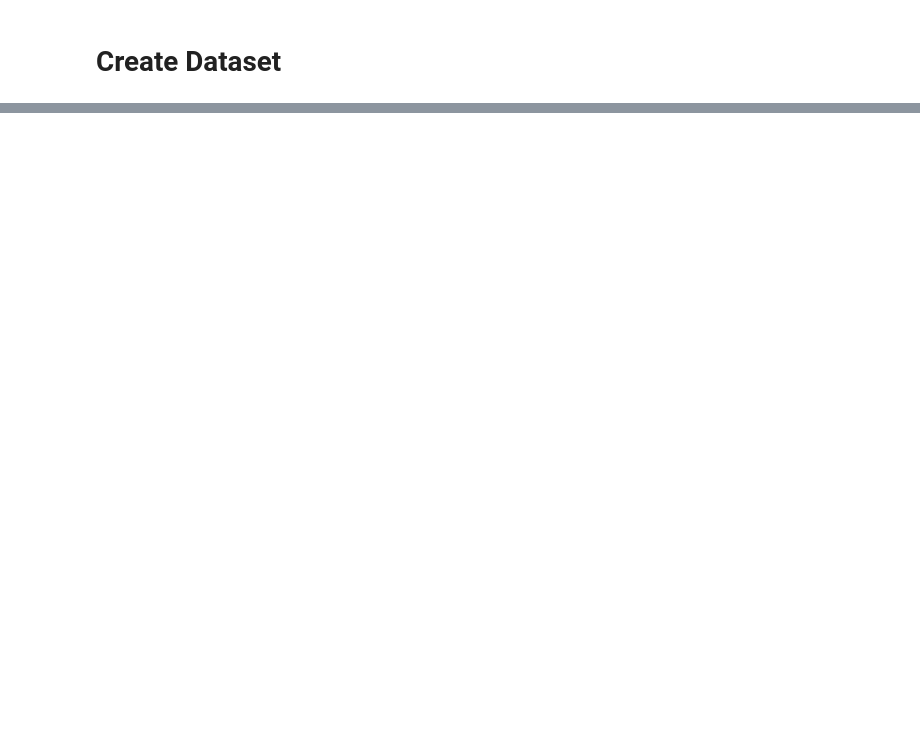
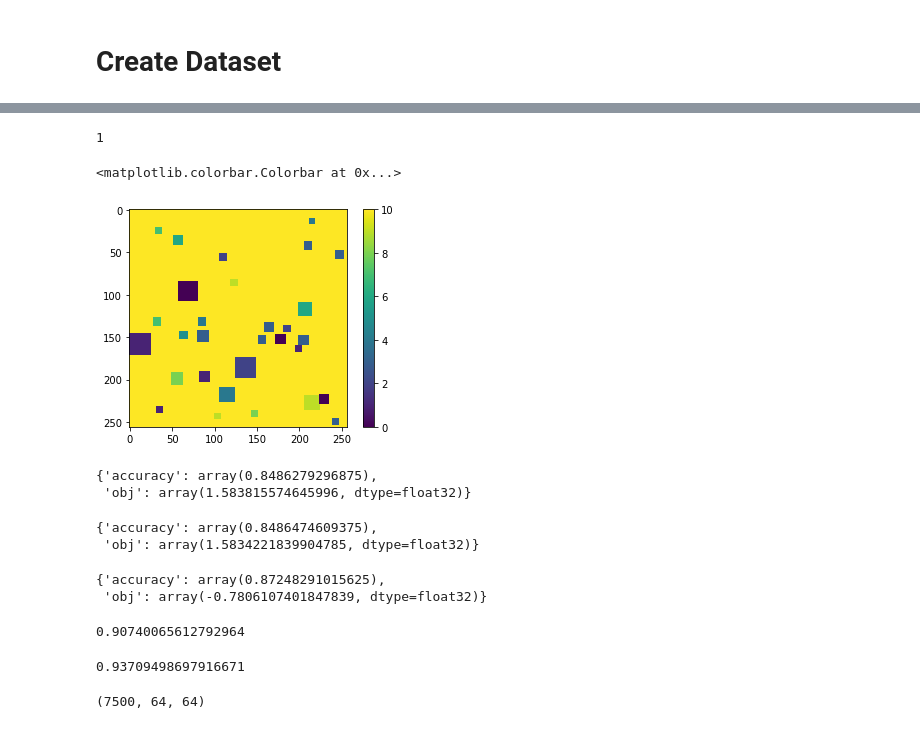
Before and after one commit to Aelphy/buldozer_revenge, a Jupyter notebook: evals/TreeNet.ipynb, the cells around one changed output, grey strips where cells are left out. Cells and saved outputs as stored; diff of their text form; code cells hidden in the pictures; blank space fills up the shorter version.

```diff
--- a/evals/TreeNet.ipynb
+++ b/evals/TreeNet.ipynb
@@ -123,0 +275,26 @@ array([[ 0.        ,  0.        ,  0.        ,  0.        ,  0.        ,
+# %%
+print 1
+# %% [output]
+1
+# %%
+%matplotlib inline
+plt.imshow(np.argmax(targets[0], axis=0))
+plt.colorbar()
+# %% [output]
+<matplotlib.colorbar.Colorbar at 0x...>
+[figure, added]
+# %%
+model.train(X_y[0][:100], X_y[-2][:100])
+# %% [output]
+{'accuracy': array(0.8486279296875),
+ 'obj': array(1.583815574645996, dtype=float32)}
+# %%
+model.train(X_y[0][:100], X_y[-2][:100])
+# %% [output]
+{'accuracy': array(0.8486474609375),
+ 'obj': array(1.5834221839904785, dtype=float32)}
+# %%
+model.train(X_y[0][:100], X_y[-2][:100])
+# %% [output]
+{'accuracy': array(0.87248291015625),
+ 'obj': array(-0.7806107401847839, dtype=float32)}
@@ -123,0 +303,12 @@ array([[ 0.        ,  0.        ,  0.        ,  0.        ,  0.        ,
+# %%
+targets[:, 10, :, :].sum() / (256 ** 2) / 10000.
+# %% [output]
+0.90740065612792964
+# %%
+X_y[-2][:, 10, :, :].sum() / 7500. / 64. / 64.
+# %% [output]
+0.93709498697916671
+# %%
+X_y[-2][:, 10, :, :].shape
+# %% [output]
+(7500, 64, 64)
```
Also changed, not shown: parts of 35 cells of this notebook, 3 other files.
